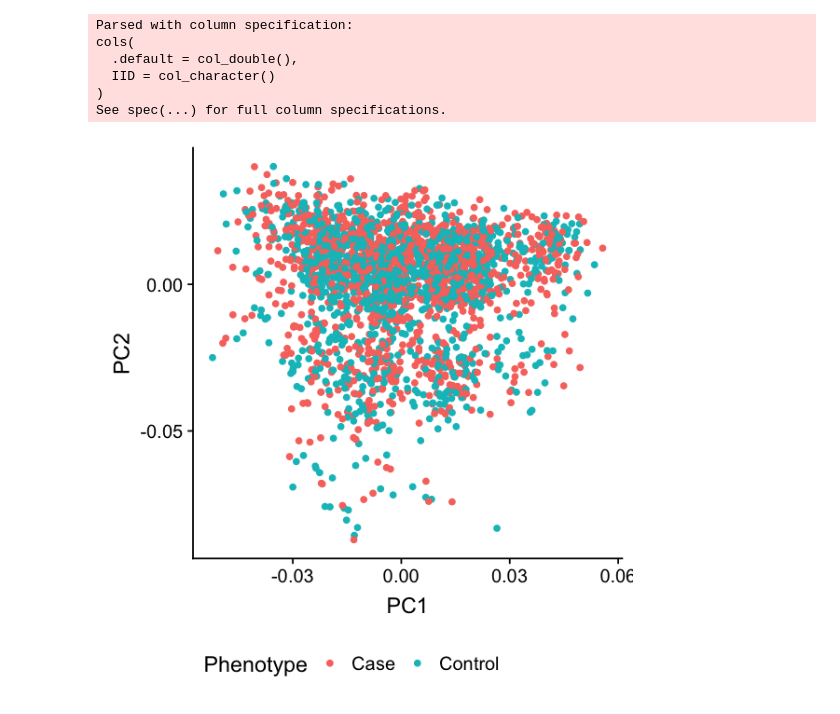
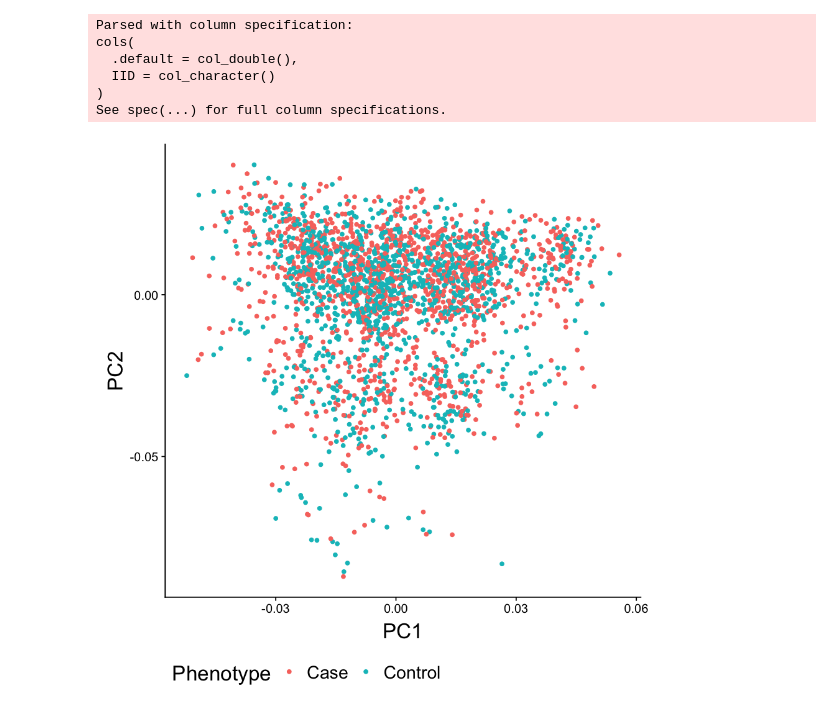
Before and after one commit to hclimente/genewa, a Jupyter notebook: results/conventional_gwas/gwas.ipynb, the cells around one changed output. Drawn from its saved outputs; the diff is of its cells as text; code cells hidden in the pictures.

Commit message:
fixed integer overflow by reading position as double
increased plot resolution

```diff
--- a/results/conventional_gwas/gwas.ipynb
+++ b/results/conventional_gwas/gwas.ipynb
@@ -288,11 +288,12 @@ cols(
 )
 See spec(...) for full column specifications.
 # %%
-options(repr.plot.width=4.8, repr.plot.height=5)
+options(repr.plot.width=7.4, repr.plot.height=7.5)
 inner_join(evs, fam, by = c('FID' = 'X1', 'IID' = 'X2')) %>%
     mutate(Phenotype = ifelse(X6 == 1, 'Control', 'Case')) %>%
     ggplot(aes(PC1, PC2, color = Phenotype)) +
         geom_point() +
-        theme(legend.position = 'bottom')
+        theme(legend.position = 'bottom',
+              text = element_text(size = 20))
 # %% [output]
-[figure, old version]
+[figure, new version]
```
Also changed, not shown: parts of 3 cells of this notebook.
